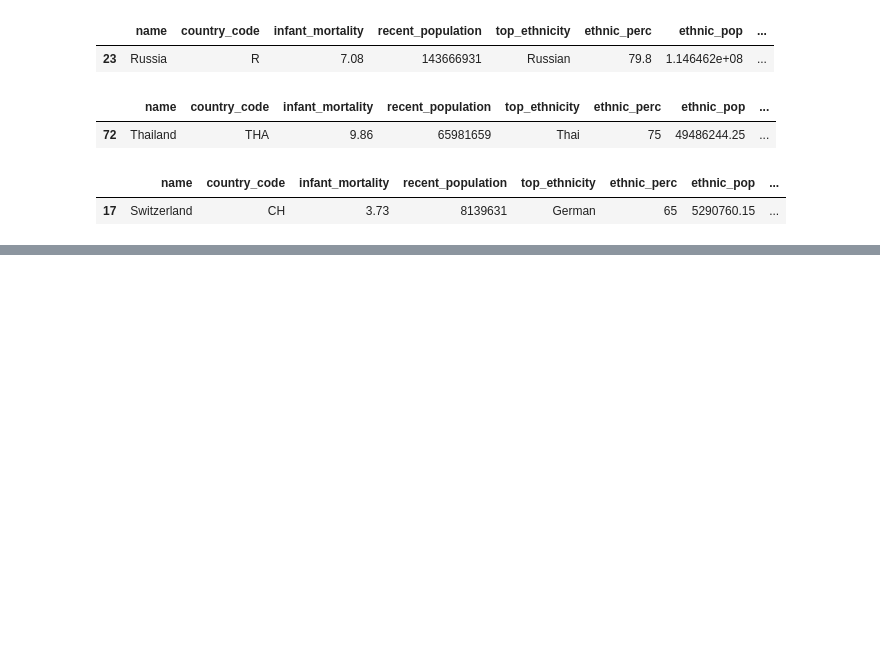
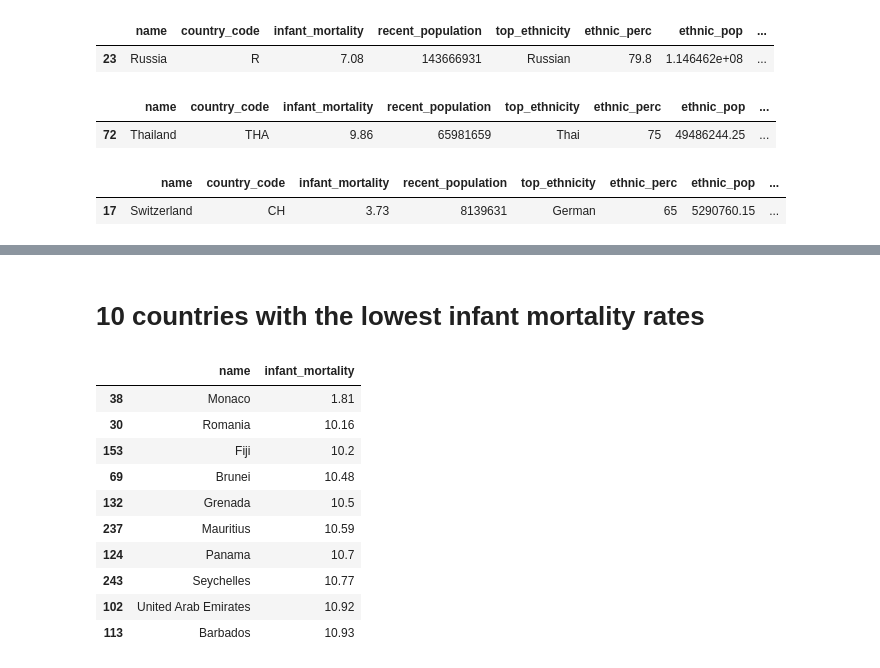
Before and after one commit to TJBANEY/Springboard-Code, a Jupyter notebook: sliderule_dsi_xml_exercise.ipynb, the cells around one changed output, grey strips where cells are left out. Drawn from its saved outputs; the diff is of its cells as text; code cells hidden in the pictures; blank space fills up the shorter version.

```diff
--- a/sliderule_dsi_xml_exercise.ipynb
+++ b/sliderule_dsi_xml_exercise.ipynb
@@ -180,0 +287,16 @@ findTopValue(country_df, 'lake_area')
+# %% [markdown]
+# 10 countries with the lowest infant mortality rates
+# %%
+country_df.sort_values('infant_mortality').iloc[:10][['name', 'infant_mortality']]
+# %% [output]
+|  | name | infant_mortality |
+| 38 | Monaco | 1.81 |
+| 30 | Romania | 10.16 |
+| 153 | Fiji | 10.2 |
+| 69 | Brunei | 10.48 |
+| 132 | Grenada | 10.5 |
+| 237 | Mauritius | 10.59 |
+| 124 | Panama | 10.7 |
+| 243 | Seychelles | 10.77 |
+| 102 | United Arab Emirates | 10.92 |
+| 113 | Barbados | 10.93 |
```
Also changed, not shown: parts of 9 cells of this notebook.
